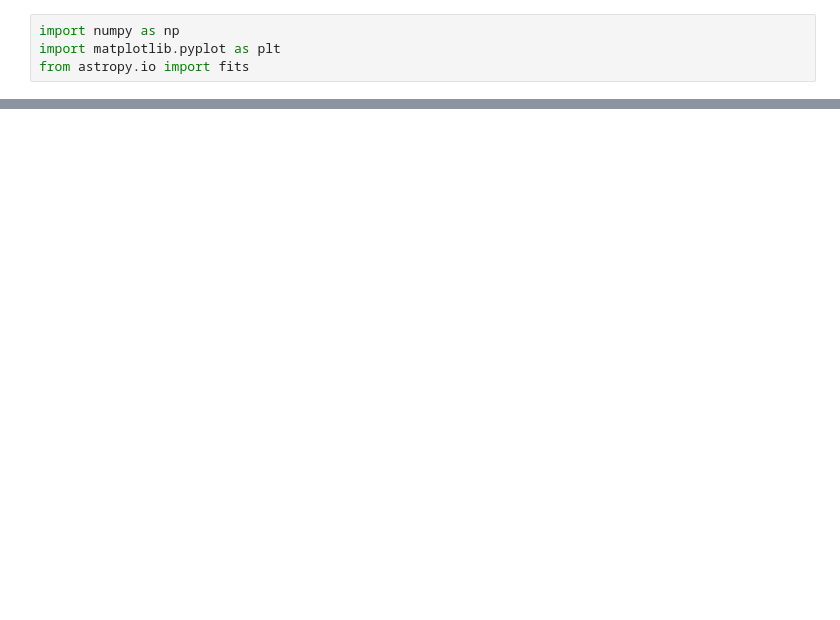
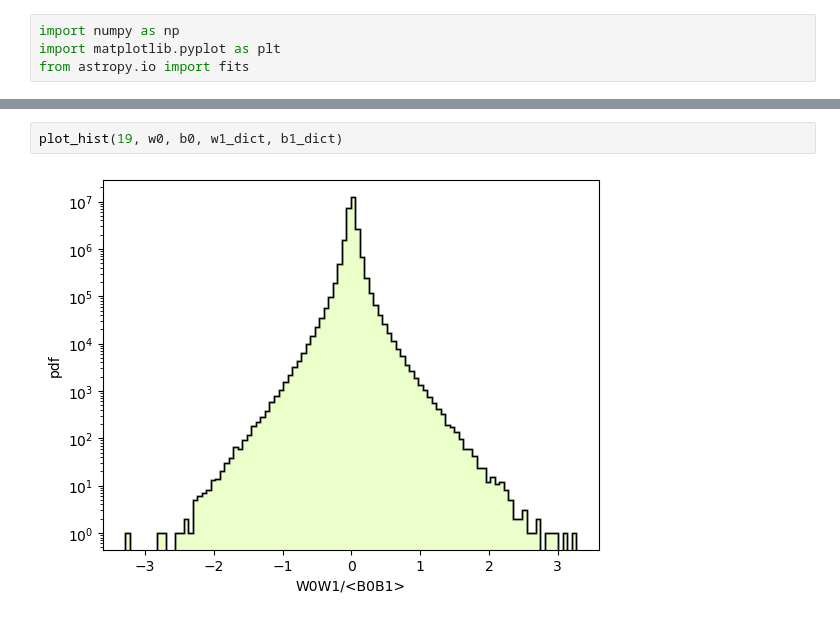
Before and after one commit to nhuja-m/divide_conker, a Jupyter notebook: plot.ipynb, the cells around one changed output, grey strips where cells are left out. Drawn from its saved outputs; the diff is of its cells as text; blank space fills up the shorter version.

```diff
--- a/plot.ipynb
+++ b/plot.ipynb
@@ -102,0 +130,4 @@ plot_hist(9, w0, b0, w1_dict, b1_dict)
+# %%
+plot_hist(19, w0, b0, w1_dict, b1_dict)
+# %% [output]
+[figure, added]
```
Also changed, not shown: parts of 6 cells of this notebook.
